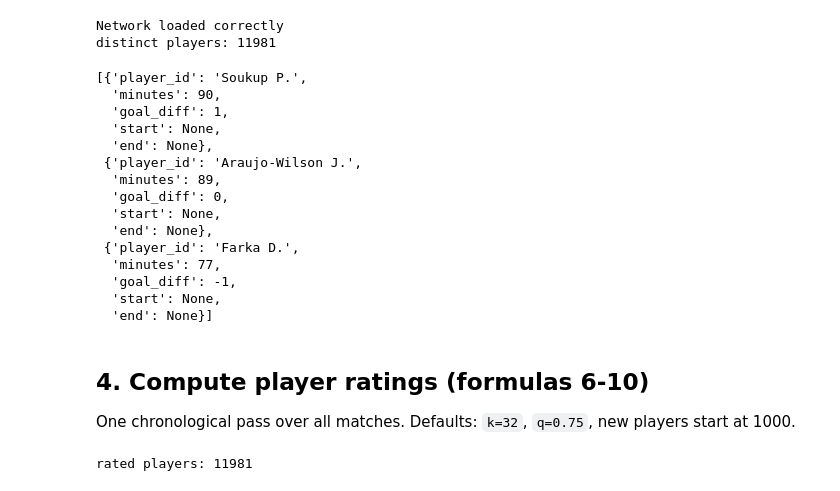
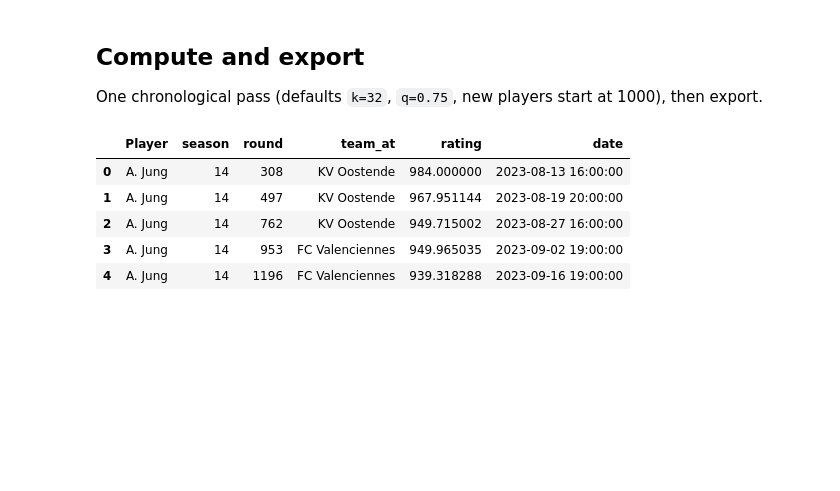
Before and after one commit to spoho-datascience/dfg-rating, a Jupyter notebook: experiments/player_elo_export/player_ratings.ipynb, the cells around one changed output. Saved outputs shown, nothing was run; the diff lists cells and outputs as text; code cells hidden in the pictures; blank space fills up the shorter version.

```diff
--- a/experiments/player_elo_export/player_ratings.ipynb
+++ b/experiments/player_elo_export/player_ratings.ipynb
@@ -80,34 +42,14 @@ player directory (`net.players`). `node1` is the away team, `node2` the home tea
-# %%
-net = WhiteNetwork(data=df, mapping=factory.pre_mappings["player-soccer-lists"])
-print("distinct players:", len(net.players))
-
-# Peek at one parsed line-up (home side of the first match).
-edge = next(d for _, _, _, d in net.data.edges(keys=True, data=True) if d["round"] == 1)
-edge["lineups"]["home"][:3]
-# %% [output]
-Network loaded correctly
-distinct players: 11981
-[{'player_id': 'Soukup P.',
-  'minutes': 90,
-  'goal_diff': 1,
-  'start': None,
-  'end': None},
- {'player_id': 'Araujo-Wilson J.',
-  'minutes': 89,
-  'goal_diff': 0,
-  'start': None,
-  'end': None},
- {'player_id': 'Farka D.',
-  'minutes': 77,
-  'goal_diff': -1,
-  'start': None,
-  'end': None}]
 # %% [markdown]
-## 4. Compute player ratings (formulas 6-10)
-One chronological pass over all matches. Defaults: `k=32`, `q=0.75`, new players start at 1000.
+## Compute and export
+One chronological pass (defaults `k=32`, `q=0.75`, new players start at 1000), then export.
 # %%
-rating = PlayerELORating(k=32, q=0.75, initial_rating=1000)
-net.add_player_rating(rating)
-print("rated players:", len(rating.current))
+net.add_player_rating(PlayerELORating(k=32, q=0.75, initial_rating=1000))
+out = net.export_player_match_ratings(filename=str(root / "player_ratings.csv"))
+out.head()
 # %% [output]
-rated players: 11981
+|  | Player | season | round | team_at | rating | date |
+| 0 | A. Jung | 14 | 308 | KV Oostende | 984.000000 | 2023-08-13 16:00:00 |
+| 1 | A. Jung | 14 | 497 | KV Oostende | 967.951144 | 2023-08-19 20:00:00 |
+| 2 | A. Jung | 14 | 762 | KV Oostende | 949.715002 | 2023-08-27 16:00:00 |
+| 3 | A. Jung | 14 | 953 | FC Valenciennes | 949.965035 | 2023-09-02 19:00:00 |
+| 4 | A. Jung | 14 | 1196 | FC Valenciennes | 939.318288 | 2023-09-16 19:00:00 |
```
Also changed, not shown: parts of 17 cells of this notebook.
